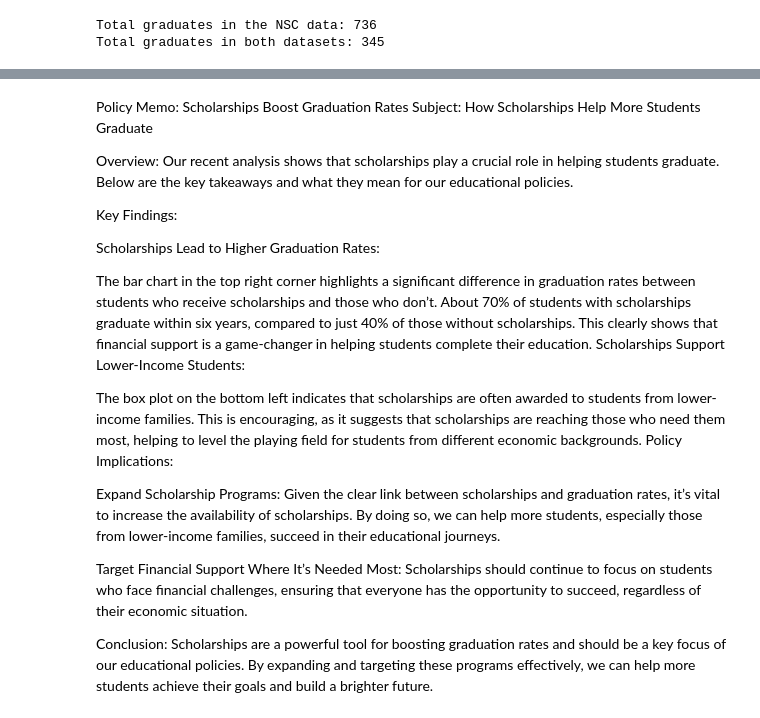
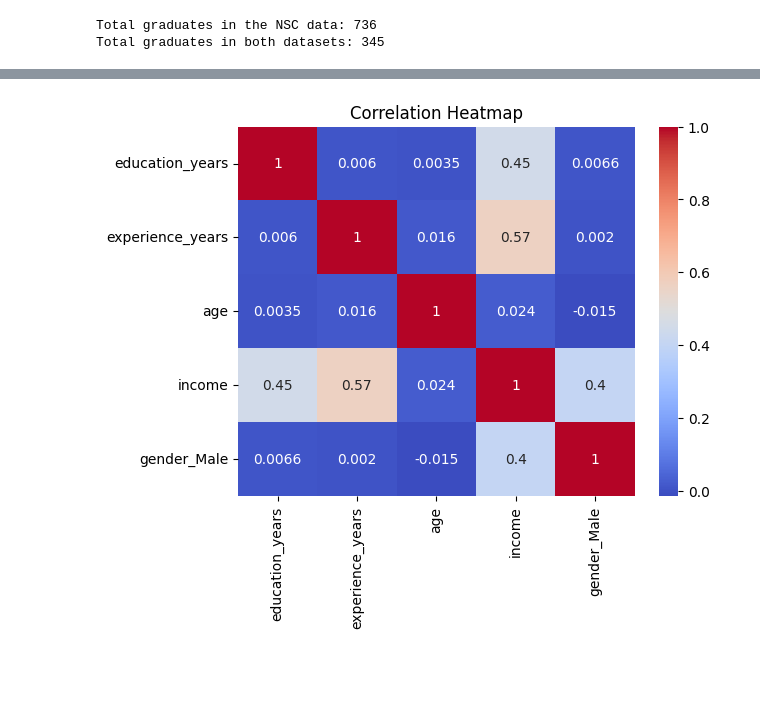
Before and after one commit to MuayThaiLegz/PracticeCrazy, a Jupyter notebook: InterviewNotebook.ipynb, the cells around one changed output, grey strips where cells are left out. Saved outputs shown, nothing was run; the diff lists cells and outputs as text; code cells hidden in the pictures; blank space fills up the shorter version.

```diff
--- a/InterviewNotebook.ipynb
+++ b/InterviewNotebook.ipynb
@@ -387,22 +541,11 @@ To get a better understanding of graduation success, we should consider other fa
 # %%
-import pandas as pd
-import statsmodels.api as sm
 
-returns_on_education = pd.read_csv('returns_on_education.csv')
+
+returns_on_education = pd.read_csv('returns_on_education.csv').drop(columns = 'id')
 
 returns_on_education['income'] = pd.to_numeric(returns_on_education['income'], errors='coerce')
 
 returns_on_education = returns_on_education.dropna()
 
 returns_on_education = pd.get_dummies(returns_on_education, columns=['gender'], drop_first=True)
-
 returns_on_education['gender_Male'] = returns_on_education['gender_Male'].astype(int)
-
-X = returns_on_education[['age', 'experience_years', 'education_years', 'gender_Male']]
-y = returns_on_education['income']
-
-X = sm.add_constant(X)
-
-model = sm.OLS(y, X).fit()
-
-print(model.summary())
@@ -507,25 +552,6 @@ plt.show()
-# %% [markdown]
-Policy Memo: Scholarships Boost Graduation Rates
-Subject: How Scholarships Help More Students Graduate
-
-Overview:
-Our recent analysis shows that scholarships play a crucial role in helping students graduate. Below are the key takeaways and what they mean for our educational policies.
-
-Key Findings:
-
-Scholarships Lead to Higher Graduation Rates:
-
-The bar chart in the top right corner highlights a significant difference in graduation rates between students who receive scholarships and those who don’t. About 70% of students with scholarships graduate within six years, compared to just 40% of those without scholarships. This clearly shows that financial support is a game-changer in helping students complete their education.
-Scholarships Support Lower-Income Students:
-
-The box plot on the bottom left indicates that scholarships are often awarded to students from lower-income families. This is encouraging, as it suggests that scholarships are reaching those who need them most, helping to level the playing field for students from different economic backgrounds.
-Policy Implications:
-
-Expand Scholarship Programs:
-Given the clear link between scholarships and graduation rates, it’s vital to increase the availability of scholarships. By doing so, we can help more students, especially those from lower-income families, succeed in their educational journeys.
-
-Target Financial Support Where It’s Needed Most:
-Scholarships should continue to focus on students who face financial challenges, ensuring that everyone has the opportunity to succeed, regardless of their economic situation.
-
-Conclusion:
-Scholarships are a powerful tool for boosting graduation rates and should be a key focus of our educational policies. By expanding and targeting these programs effectively, we can help more students achieve their goals and build a brighter future.
+# %%
+sns.heatmap(returns_on_education.corr(), annot=True, cmap='coolwarm')
+plt.title('Correlation Heatmap')
+plt.show()
+# %% [output]
+[figure, added]
```
Also changed, not shown: parts of 39 cells of this notebook.
